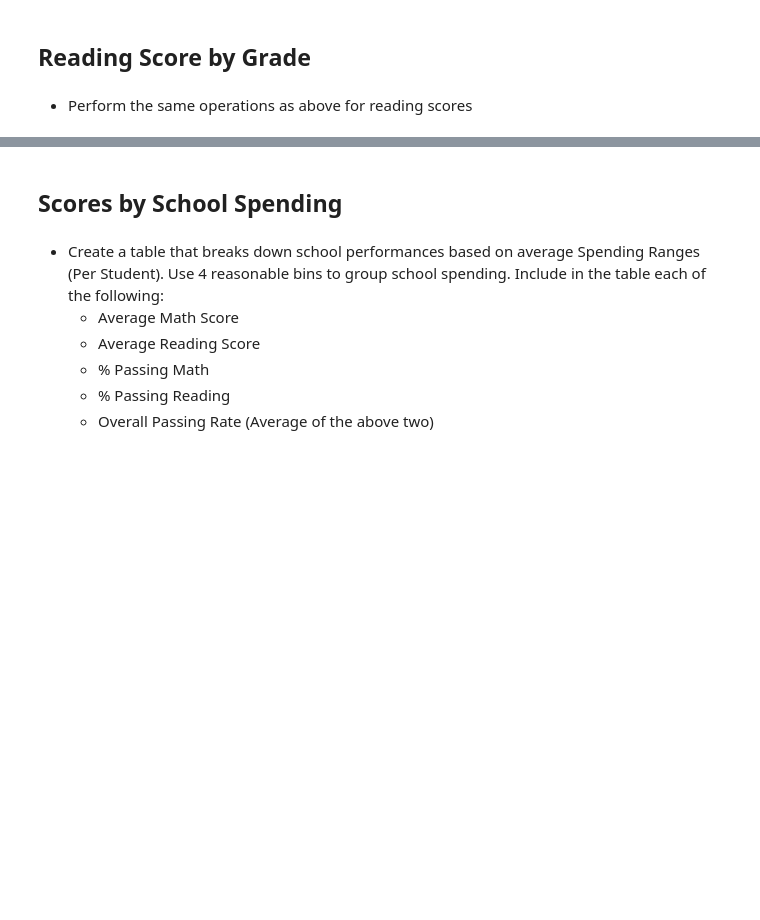
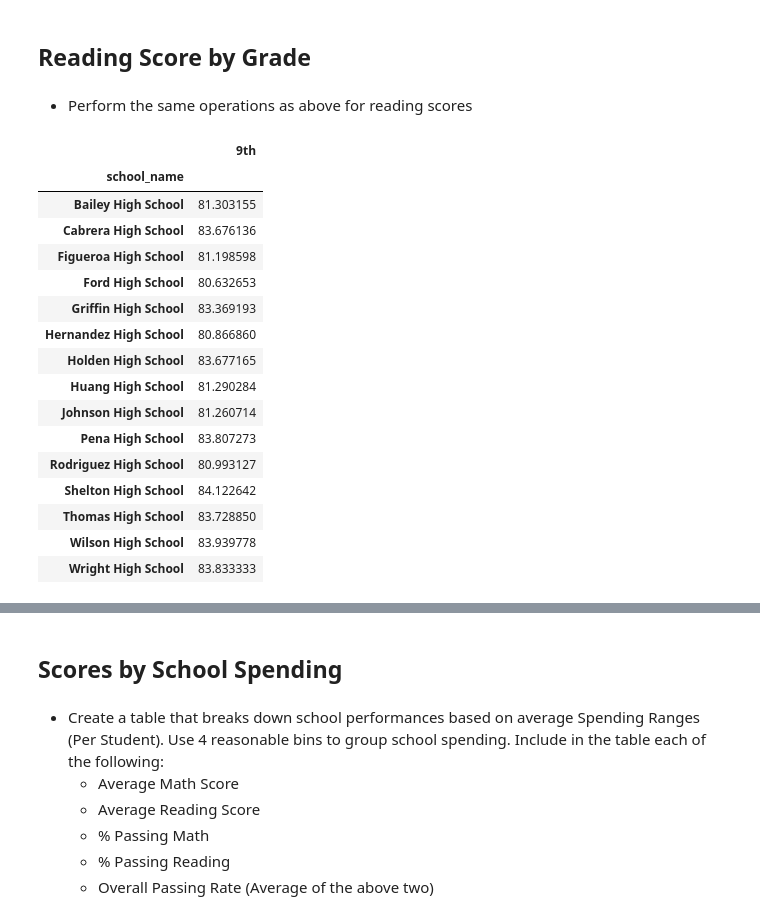
Before and after one commit to kunaual/pandas-challenge, a Jupyter notebook: PyCitySchools/PyCitySchools.ipynb, the cells around one changed output, grey strips where cells are left out. Drawn from its saved outputs; the diff is of its cells as text; code cells hidden in the pictures; blank space fills up the shorter version.

```diff
--- a/PyCitySchools/PyCitySchools.ipynb
+++ b/PyCitySchools/PyCitySchools.ipynb
@@ -382,3 +407,33 @@ MultiIndex([(   'Bailey High School', '10th'),
 ## Reading Score by Grade
 # %% [markdown]
 * Perform the same operations as above for reading scores
+# %%
+# remove unnecessary "grade" index and rename the column to be grade value
+reading_9th_avgs = reading_9th_avgs.reset_index(level="grade").rename(columns = {"Avg Reading Score":"9th"})
+reading_10th_avgs = reading_10th_avgs.reset_index(level="grade").rename(columns = {"Avg Reading Score":"10th"})
+reading_11th_avgs = reading_11th_avgs.reset_index(level="grade").rename(columns = {"Avg Reading Score":"11th"})
+reading_12th_avgs = reading_12th_avgs.reset_index(level="grade").rename(columns = {"Avg Reading Score":"12th"})
+del reading_9th_avgs["grade"]
+del reading_10th_avgs["grade"]
+del reading_11th_avgs["grade"]
+del reading_12th_avgs["grade"]
+
+reading_9th_avgs
+# %% [output]
+|  | 9th |
+| school_name |  |
+| Bailey High School | 81.303155 |
+| Cabrera High School | 83.676136 |
+| Figueroa High School | 81.198598 |
+| Ford High School | 80.632653 |
+| Griffin High School | 83.369193 |
+| Hernandez High School | 80.866860 |
+| Holden High School | 83.677165 |
+| Huang High School | 81.290284 |
+| Johnson High School | 81.260714 |
+| Pena High School | 83.807273 |
+| Rodriguez High School | 80.993127 |
+| Shelton High School | 84.122642 |
+| Thomas High School | 83.728850 |
+| Wilson High School | 83.939778 |
+| Wright High School | 83.833333 |
```
Also changed, not shown: parts of 4 cells of this notebook.
